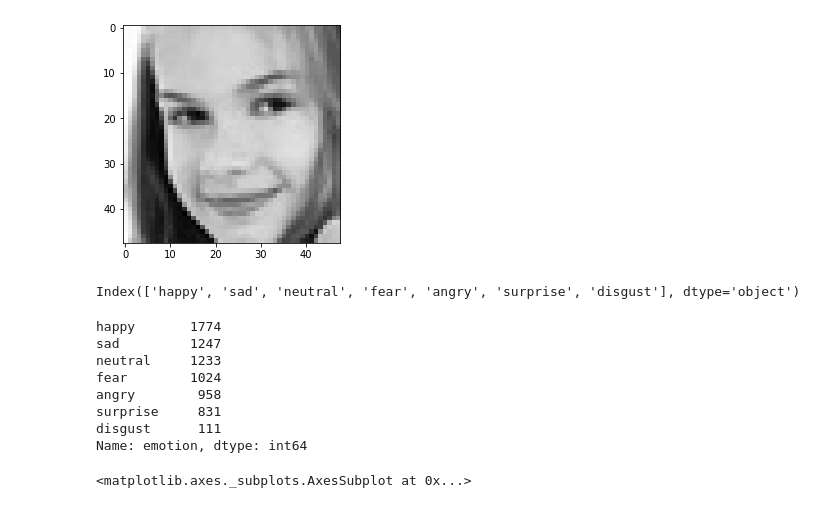
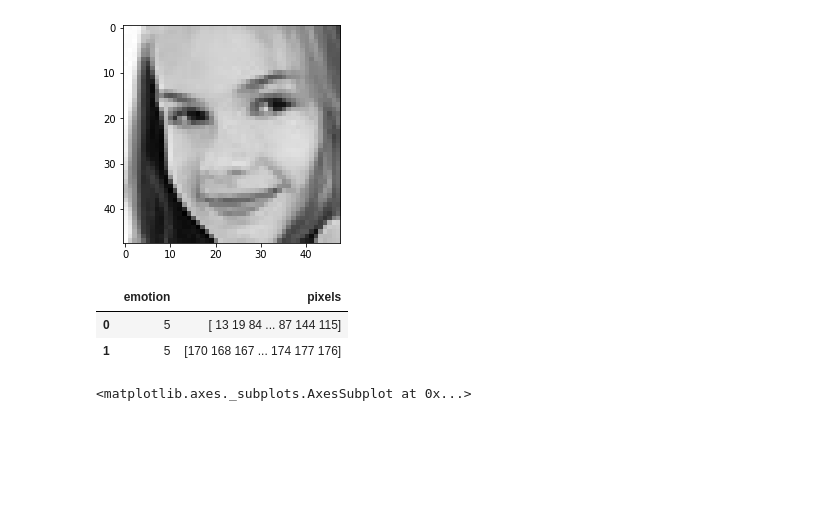
Before and after one commit to chikakoto/facial-expression-recognition, a Jupyter notebook: notebooks/1_0_RH_Initial_notebook.ipynb, the cells around one changed output. Saved outputs shown, nothing was run; the diff lists cells and outputs as text; code cells hidden in the pictures; blank space fills up the shorter version.

```diff
--- a/notebooks/1_0_RH_Initial_notebook.ipynb
+++ b/notebooks/1_0_RH_Initial_notebook.ipynb
@@ -125,7 +193,3 @@ plt.imshow(img, cmap = 'gray')
 # %% [output]
 <matplotlib.image.AxesImage at 0x...>
 [figure]
-# %%
-df.emotion.value_counts().index
-# %% [output]
-Index(['happy', 'sad', 'neutral', 'fear', 'angry', 'surprise', 'disgust'], dtype='object')
@@ -134,11 +196,6 @@ emotion_lables = {0:'happy', 1:'sad', 2:'neutral', 3:'fear', 4: 'angry', 5:'surp
-# %%
-df.emotion.value_counts()
-# %% [output]
-happy       1774
-sad         1247
-neutral     1233
-fear        1024
-angry        958
-surprise     831
-disgust      111
-Name: emotion, dtype: int64
+# %%
+df.head(2)
+# %% [output]
+|  | emotion | pixels |
+| 0 | 5 | [ 13 19 84 ... 87 144 115] |
+| 1 | 5 | [170 168 167 ... 174 177 176] |
```
Also changed, not shown: parts of 38 cells of this notebook.
